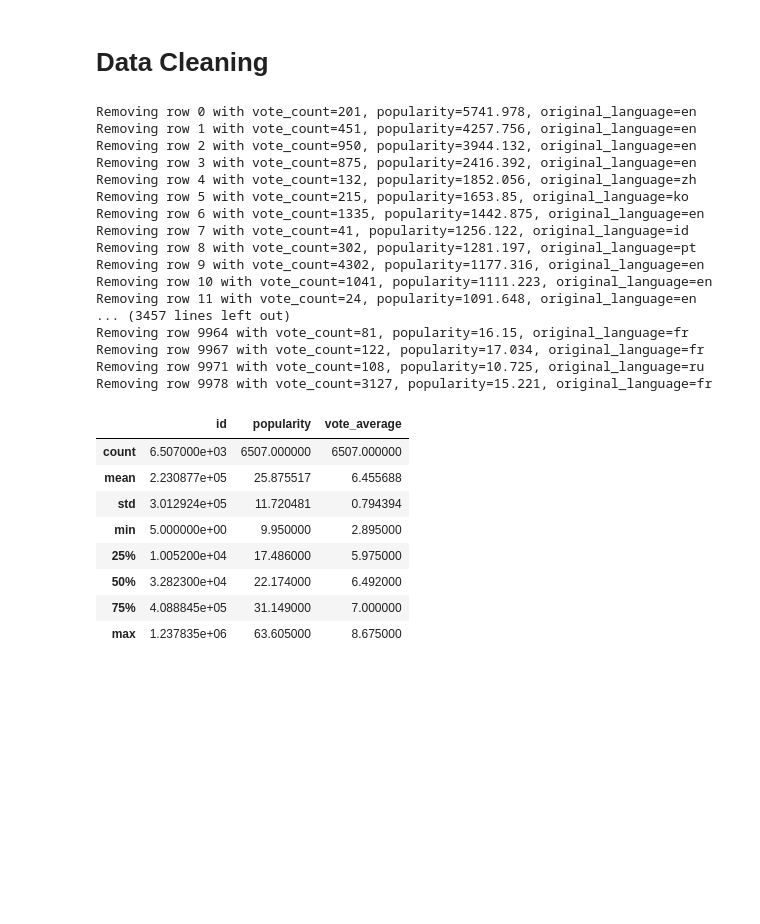
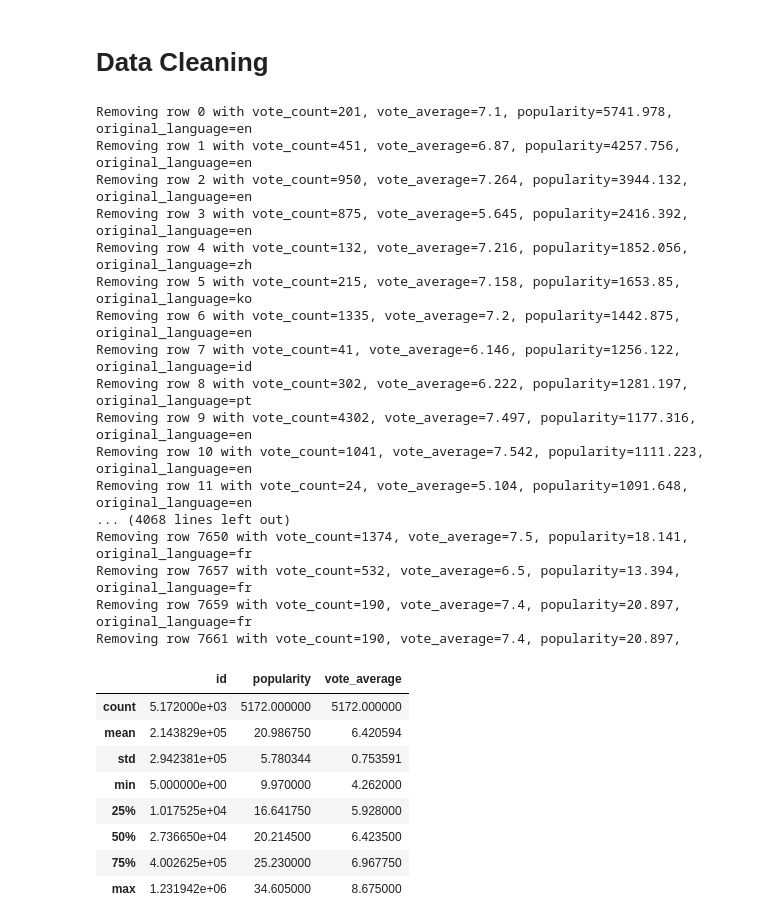
Before and after one commit to ChristopherOka/SC1015-mini-project, a Jupyter notebook: scripts/data_cleaning.ipynb, the cells around one changed output. Drawn from its saved outputs; the diff is of its cells as text; code cells hidden in the pictures; blank space fills up the shorter version.

```diff
--- a/scripts/data_cleaning.ipynb
+++ b/scripts/data_cleaning.ipynb
@@ -3,57 +3,63 @@
 # %%
 import pandas as pd
 
 df = pd.read_csv('../data/movies.csv')
 
-# compute the IQR
+# compute the IQRs
 popularity = df['popularity']
 q1 = popularity.quantile(0.25)
 q3 = popularity.quantile(0.75)
 popularity_iqr = q3 - q1
+
+vote_average = df['vote_average']
+q1 = vote_average.quantile(0.25)
+q3 = vote_average.quantile(0.75)
+vote_average_iqr = q3 - q1
 
 # remove unnecessary columns
 df.drop(columns=['adult', 'backdrop_path', 'poster_path', 'release_date', 'video', 'genre_ids'], inplace=True)
 
 # remove any rows with < 10 votes
 # remove any outlier popularity values
 # remove any rows with original_language != 'en'
 for index, row in df.iterrows():
     vote_count = row['vote_count']
+    vote_average = row['vote_average']
     popularity = row['popularity']
     original_language = row['original_language']
-    if vote_count <= 10 or original_language != 'en' or popularity > q3 + 1.5 * popularity_iqr or popularity < q1 - 1.5 * popularity_iqr:
-        print(f"Removing row {index} with vote_count={vote_count}, popularity={popularity}, original_language={original_language}")
+    if vote_count <= 10 or original_language != 'en' or popularity > q3 + 1.5 * popularity_iqr or popularity < q1 - 1.5 * popularity_iqr or vote_average > q3 + 1.5 * vote_average_iqr or vote_average < q1 - 1.5 * vote_average_iqr:
+        print(f"Removing row {index} with vote_count={vote_count}, vote_average={vote_average}, popularity={popularity}, original_language={original_language}")
         df.drop(index, inplace=True)
 
 # remove columns only used for filtering
 df.drop(columns=['vote_count', 'original_language'], inplace=True)
 
 df.to_csv('../data/movies_cleaned.csv', index=False)
 df.describe()
 # %% [output]
-Removing row 0 with vote_count=201, popularity=5741.978, original_language=en
-Removing row 1 with vote_count=451, popularity=4257.756, original_language=en
-Removing row 2 with vote_count=950, popularity=3944.132, original_language=en
-Removing row 3 with vote_count=875, popularity=2416.392, original_language=en
-Removing row 4 with vote_count=132, popularity=1852.056, original_language=zh
-Removing row 5 with vote_count=215, popularity=1653.85, original_language=ko
-Removing row 6 with vote_count=1335, popularity=1442.875, original_language=en
-Removing row 7 with vote_count=41, popularity=1256.122, original_language=id
-Removing row 8 with vote_count=302, popularity=1281.197, original_language=pt
-Removing row 9 with vote_count=4302, popularity=1177.316, original_language=en
-Removing row 10 with vote_count=1041, popularity=1111.223, original_language=en
-Removing row 11 with vote_count=24, popularity=1091.648, original_language=en
-... (3457 lines left out)
-Removing row 9964 with vote_count=81, popularity=16.15, original_language=fr
-Removing row 9967 with vote_count=122, popularity=17.034, original_language=fr
-Removing row 9971 with vote_count=108, popularity=10.725, original_language=ru
-Removing row 9978 with vote_count=3127, popularity=15.221, original_language=fr
+Removing row 0 with vote_count=201, vote_average=7.1, popularity=5741.978, original_language=en
+Removing row 1 with vote_count=451, vote_average=6.87, popularity=4257.756, original_language=en
+Removing row 2 with vote_count=950, vote_average=7.264, popularity=3944.132, original_language=en
+Removing row 3 with vote_count=875, vote_average=5.645, popularity=2416.392, original_language=en
+Removing row 4 with vote_count=132, vote_average=7.216, popularity=1852.056, original_language=zh
+Removing row 5 with vote_count=215, vote_average=7.158, popularity=1653.85, original_language=ko
+Removing row 6 with vote_count=1335, vote_average=7.2, popularity=1442.875, original_language=en
+Removing row 7 with vote_count=41, vote_average=6.146, popularity=1256.122, original_language=id
+Removing row 8 with vote_count=302, vote_average=6.222, popularity=1281.197, original_language=pt
+Removing row 9 with vote_count=4302, vote_average=7.497, popularity=1177.316, original_language=en
+Removing row 10 with vote_count=1041, vote_average=7.542, popularity=1111.223, original_language=en
+Removing row 11 with vote_count=24, vote_average=5.104, popularity=1091.648, original_language=en
+... (4068 lines left out)
+Removing row 7650 with vote_count=1374, vote_average=7.5, popularity=18.141, original_language=fr
+Removing row 7657 with vote_count=532, vote_average=6.5, popularity=13.394, original_language=fr
+Removing row 7659 with vote_count=190, vote_average=7.4, popularity=20.897, original_language=fr
+Removing row 7661 with vote_count=190, vote_average=7.4, popularity=20.897,
 |  | id | popularity | vote_average |
-| count | 6.507000e+03 | 6507.000000 | 6507.000000 |
-| mean | 2.230877e+05 | 25.875517 | 6.455688 |
-| std | 3.012924e+05 | 11.720481 | 0.794394 |
-| min | 5.000000e+00 | 9.950000 | 2.895000 |
-| 25% | 1.005200e+04 | 17.486000 | 5.975000 |
-| 50% | 3.282300e+04 | 22.174000 | 6.492000 |
-| 75% | 4.088845e+05 | 31.149000 | 7.000000 |
-| max | 1.237835e+06 | 63.605000 | 8.675000 |
+| count | 5.172000e+03 | 5172.000000 | 5172.000000 |
+| mean | 2.143829e+05 | 20.986750 | 6.420594 |
+| std | 2.942381e+05 | 5.780344 | 0.753591 |
+| min | 5.000000e+00 | 9.970000 | 4.262000 |
+| 25% | 1.017525e+04 | 16.641750 | 5.928000 |
+| 50% | 2.736650e+04 | 20.214500 | 6.423500 |
+| 75% | 4.002625e+05 | 25.230000 | 6.967750 |
+| max | 1.231942e+06 | 34.605000 | 8.675000 |
```
Also changed, not shown: 4 other files.
